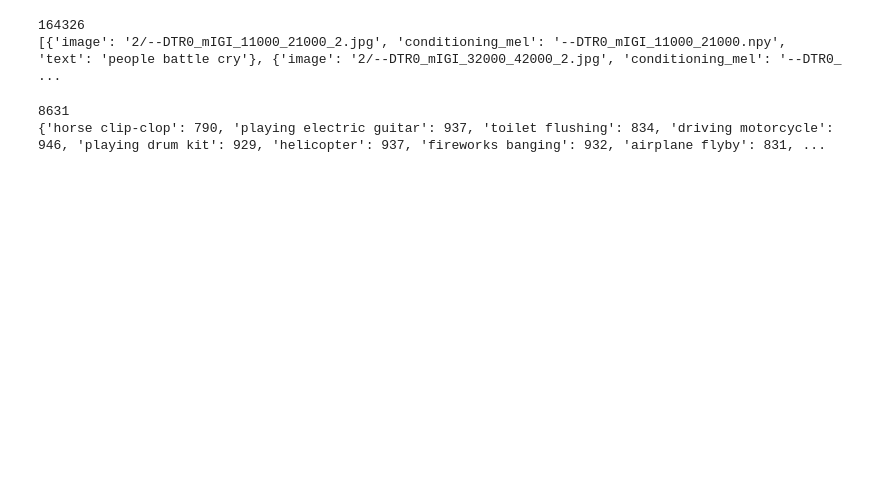
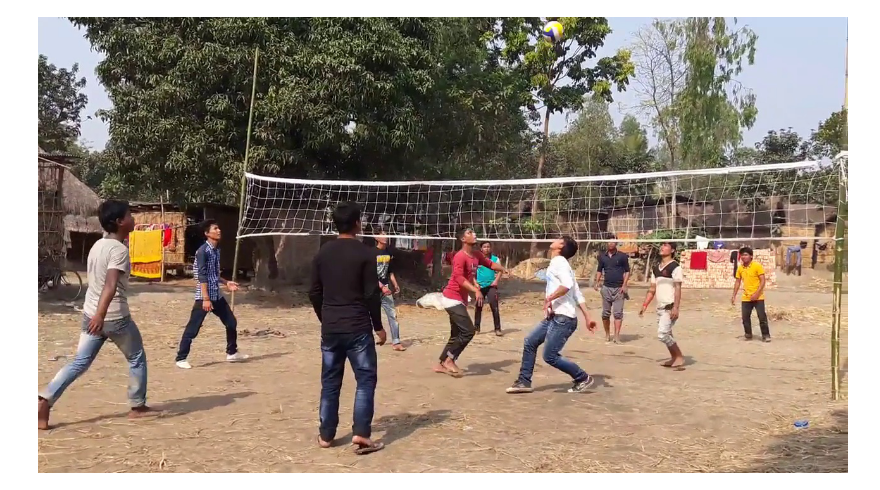
Before and after one commit to HeCheng0625/DiffAudioImg, a Jupyter notebook: temp.ipynb, the cells around one changed output. Drawn from its saved outputs; the diff is of its cells as text; code cells hidden in the pictures; blank space fills up the shorter version.

```diff
--- a/temp.ipynb
+++ b/temp.ipynb
@@ -8,25 +0,0 @@ class_10 = ["playing drum kit", "playing electric guitar", "toilet flushing",
-# %%
-with open("/home/v-yuancwang/DiffAudioImg/metadata/vgg_train_2.json", "r") as f:
-    vgg_train_2 = json.load(f)
-print(len(vgg_train_2))
-print(vgg_train_2[:2])
-# %% [output]
-164326
-[{'image': '2/--DTR0_mIGI_11000_21000_2.jpg', 'conditioning_mel': '--DTR0_mIGI_11000_21000.npy', 'text': 'people battle cry'}, {'image': '2/--DTR0_mIGI_32000_42000_2.jpg', 'conditioning_mel': '--DTR0_ ...
-# %%
-vgg_10class = []
-stat = {}
-for data in vgg_train_2:
-    if data['text'] in class_10:
-        vgg_10class.append(data)
-        if data['text'] not in stat:
-            stat[data['text']] = 0
-        stat[data['text']] += 1
-
-print(len(vgg_10class))
-print(stat)
-with open("/home/v-yuancwang/DiffAudioImg/metadata/vgg_10class.json", "w") as f:
-    json.dump(vgg_10class, fp=f)
-# %% [output]
-8631
-{'horse clip-clop': 790, 'playing electric guitar': 937, 'toilet flushing': 834, 'driving motorcycle': 946, 'playing drum kit': 929, 'helicopter': 937, 'fireworks banging': 932, 'airplane flyby': 831, ...
@@ -32,0 +18,6 @@ with open("/home/v-yuancwang/DiffAudioImg/metadata/vgg_10class.json", "w") as f:
+# %%
+img_id = "2/--EquRwM9IQ_8000_18000_2.jpg"
+image = Image.open(os.path.join("/blob/v-yuancwang/DiffAudioImg/VGGSound/data/vggsound/img_spilt", img_id))
+image
+# %% [output]
+[figure, added]
```
Also changed, not shown: parts of 10 cells of this notebook, 28 other files.
